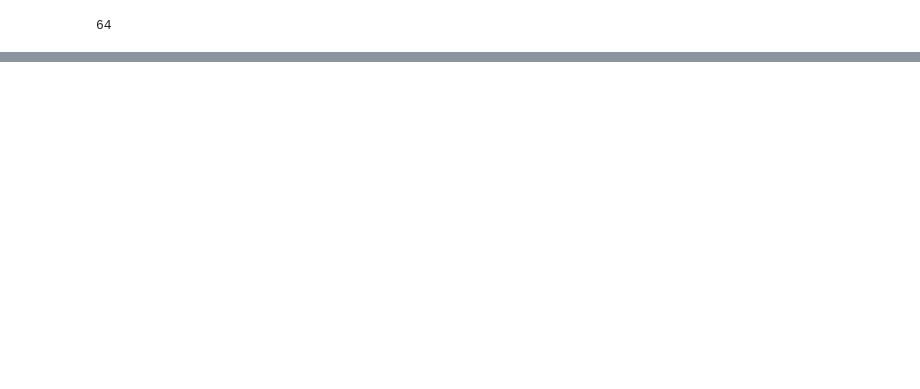
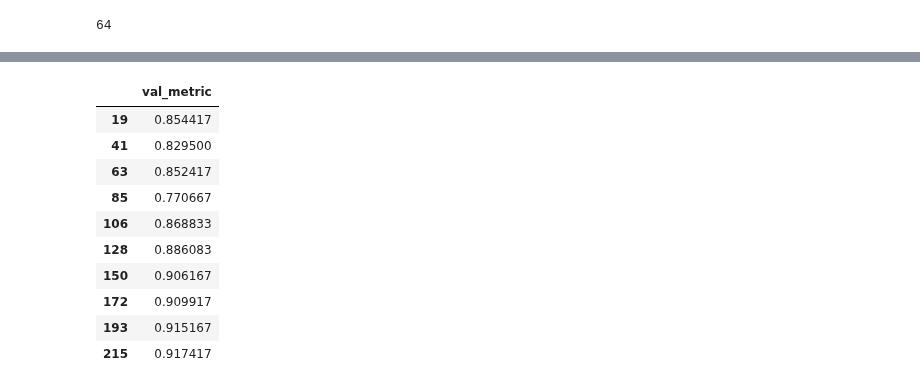
Before and after one commit to harikrishnad1997/BUAN_6382_Applied_DeepLearning, a Jupyter notebook: HW/Harikrishna_Dev_HW_6.ipynb, the cells around one changed output, grey strips where cells are left out. Cells and saved outputs as stored; diff of their text form; code cells hidden in the pictures; blank space fills up the shorter version.

```diff
--- a/HW/Harikrishna_Dev_HW_6.ipynb
+++ b/HW/Harikrishna_Dev_HW_6.ipynb
@@ -446,3 +457,19 @@ print(file)
+# %%
+import pandas as pd
+df = pd.read_csv(file)
+pd.DataFrame(df['val_metric'].dropna())
+# %% [output]
+|  | val_metric |
+| 19 | 0.854417 |
+| 41 | 0.829500 |
+| 63 | 0.852417 |
+| 85 | 0.770667 |
+| 106 | 0.868833 |
+| 128 | 0.886083 |
+| 150 | 0.906167 |
+| 172 | 0.909917 |
+| 193 | 0.915167 |
+| 215 | 0.917417 |
 # %%
 plot_losses_acc(file)
 # %% [output]
```
Also changed, not shown: parts of 14 cells of this notebook, 2 other files.
